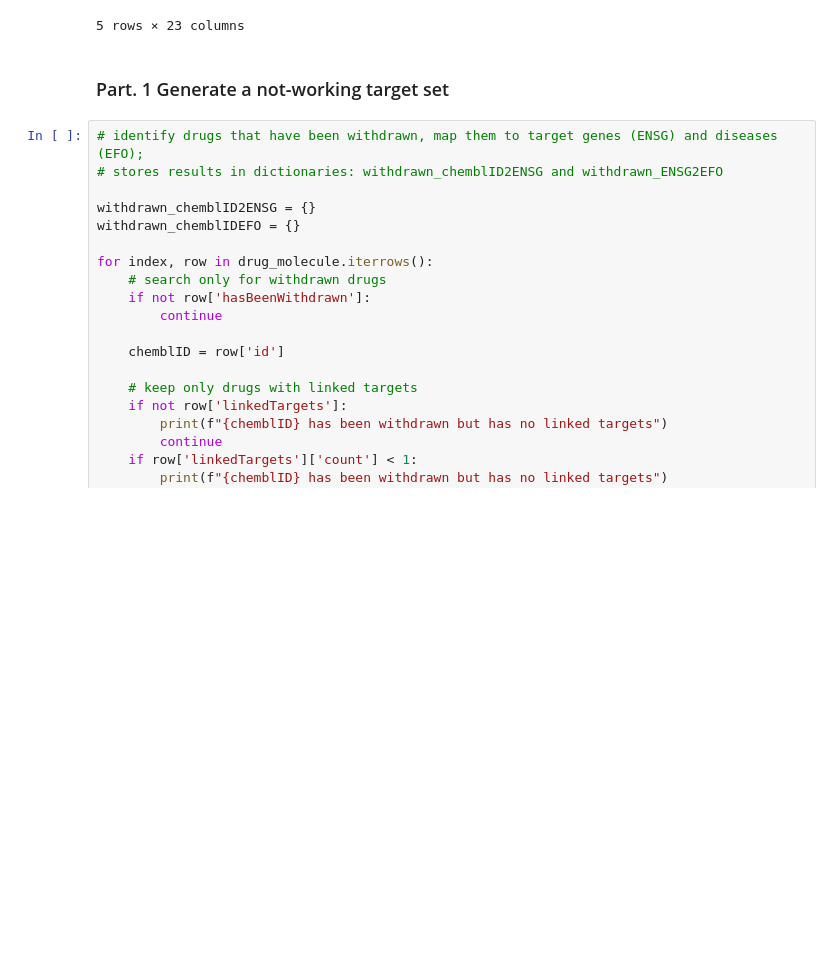
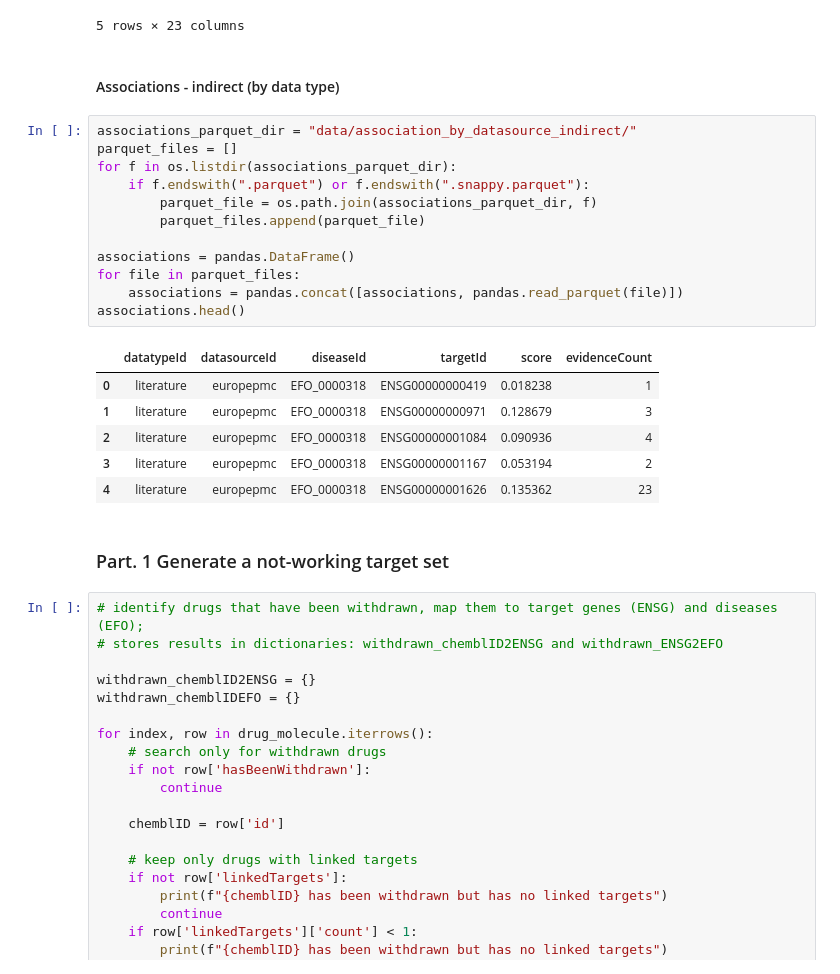
Before and after one commit to jedrzejkubica/targets-from-pathways, a Jupyter notebook: validation/validation.ipynb, the cells around one changed output. Saved outputs shown, nothing was run; the diff lists cells and outputs as text; blank space fills up the shorter version.

```diff
--- a/validation/validation.ipynb
+++ b/validation/validation.ipynb
@@ -81,6 +124,27 @@ chembl.head()
 | 3 | ENSG00000119013 | CHEMBL1703 | O43676 | MONDO_0005148 | 4.0 | None | ... |
 | 4 | ENSG00000168539 | CHEMBL2146146 | P11229 | MONDO_0005180 | 4.0 | None | ... |
 5 rows × 23 columns
+# %% [markdown]
+#### Associations - indirect (by data type)
+# %%
+associations_parquet_dir = "data/association_by_datasource_indirect/"
+parquet_files = []
+for f in os.listdir(associations_parquet_dir):
+    if f.endswith(".parquet") or f.endswith(".snappy.parquet"):
+        parquet_file = os.path.join(associations_parquet_dir, f)
+        parquet_files.append(parquet_file)
+
+associations = pandas.DataFrame()
+for file in parquet_files:
+    associations = pandas.concat([associations, pandas.read_parquet(file)])
+associations.head()
+# %% [output]
+|  | datatypeId | datasourceId | diseaseId | targetId | score | evidenceCount |
+| 0 | literature | europepmc | EFO_0000318 | ENSG00000000419 | 0.018238 | 1 |
+| 1 | literature | europepmc | EFO_0000318 | ENSG00000000971 | 0.128679 | 3 |
+| 2 | literature | europepmc | EFO_0000318 | ENSG00000001084 | 0.090936 | 4 |
+| 3 | literature | europepmc | EFO_0000318 | ENSG00000001167 | 0.053194 | 2 |
+| 4 | literature | europepmc | EFO_0000318 | ENSG00000001626 | 0.135362 | 23 |
 # %% [markdown]
 ### Part. 1 Generate a not-working target set
 # %%
```
Also changed, not shown: parts of 14 cells of this notebook.
